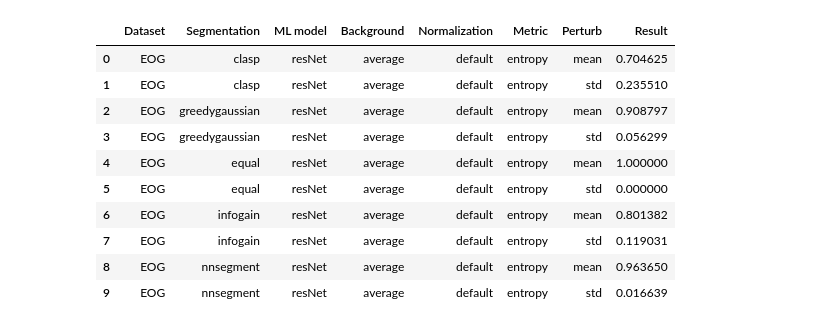
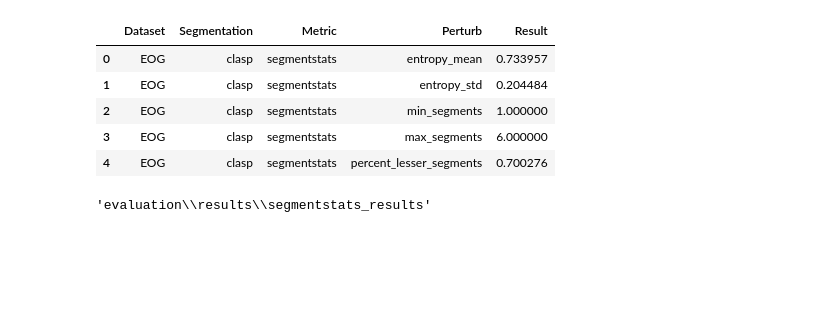
Before and after one commit to davide-serramazza/segment_SHAP, a Jupyter notebook: evaluate_segmentations.ipynb, the cells around one changed output. Drawn from its saved outputs; the diff is of its cells as text; code cells hidden in the pictures; blank space fills up the shorter version.

Commit message:
new results and analysis

```diff
--- a/evaluate_segmentations.ipynb
+++ b/evaluate_segmentations.ipynb
@@ -29,11 +31,10 @@ segmentation_names = ["clasp","greedygaussian", "equal", "infogain","nnsegment"]
 background_names =  ["average"] #["average", "zero", "sampling"]
 normalization_names = ["default"] #["default", "normalized"]
 
-metric_names = ["entropy"]
+metric_names = ["segmentstats"]
+results_prefix = "segmentstats" #"evaluation"
 
-results_prefix = "entropy" #"evaluation"
 
-demo_mode = False
 demo_mode_samples = 25
 # demo
 if demo_mode:
@@ -64,7 +65,7 @@ if attributions_folder_path is None:
 if trained_models_folder_path is None:
     trained_models_folder_path = "trained_models"
 if save_results_folder_path is None:
-    save_results_folder_path = os.path.join("evaluation", "results", "segment_stats_results")
+    save_results_folder_path = os.path.join("evaluation", "results", "segmentstats_results")
 
 # device
 device = "cuda" if torch.cuda.is_available() else "cpu"
@@ -73,8 +74,8 @@ starttime = timeit.default_timer()
 
 eval_metrics = dict.fromkeys(metric_names)
 for key in eval_metrics:
-    if key=="entropy":
-         eval_metrics[key] = Entropy_metric()
+    if key=="segmentstats":
+         eval_metrics[key] = SegmentStats_metric()
     else:
         raise KeyError(f"key {key} has no corresponding eval metric defined")
 
@@ -117,14 +118,14 @@ for dataset_name in dataset_names:
             results = eval_metric.evaluate(segments)
 
             for result_tuple in results:
-                data_list.append((dataset_name, segmentation_name, predictor_name, background_name, normalization_name, metric_name) + result_tuple)
+                data_list.append((dataset_name, segmentation_name, metric_name) + result_tuple)
 
             print("elapsed time", (timeit.default_timer() - starttime))
 
         # save
-        column_names = ['Dataset', 'Segmentation', 'ML model', 'Background', 'Normalization', 'Metric', 'Perturb', "Result"]
+        column_names = ['Dataset', 'Segmentation', 'Metric', 'Perturb', "Result"]
         df = pd.DataFrame(data=data_list, columns = column_names)
-        file_name = "_".join((results_prefix, predictor_name, dataset_name))
+        file_name = "_".join((results_prefix, dataset_name))
         result_path = os.path.join(save_results_folder_path, file_name)
         if not demo_mode:
             df.to_csv(result_path)
@@ -151,14 +152,9 @@ elapsed time 20.844316700007766
 # %%
-df
+df.head()
 # %% [output]
-|  | Dataset | Segmentation | ML model | Background | Normalization | Metric | Perturb | Result |
-| 0 | EOG | clasp | resNet | average | default | entropy | mean | 0.704625 |
-| 1 | EOG | clasp | resNet | average | default | entropy | std | 0.235510 |
-| 2 | EOG | greedygaussian | resNet | average | default | entropy | mean | 0.908797 |
-| 3 | EOG | greedygaussian | resNet | average | default | entropy | std | 0.056299 |
-| 4 | EOG | equal | resNet | average | default | entropy | mean | 1.000000 |
-| 5 | EOG | equal | resNet | average | default | entropy | std | 0.000000 |
-| 6 | EOG | infogain | resNet | average | default | entropy | mean | 0.801382 |
-| 7 | EOG | infogain | resNet | average | default | entropy | std | 0.119031 |
-| 8 | EOG | nnsegment | resNet | average | default | entropy | mean | 0.963650 |
-| 9 | EOG | nnsegment | resNet | average | default | entropy | std | 0.016639 |
+|  | Dataset | Segmentation | Metric | Perturb | Result |
+| 0 | EOG | clasp | segmentstats | entropy_mean | 0.733957 |
+| 1 | EOG | clasp | segmentstats | entropy_std | 0.204484 |
+| 2 | EOG | clasp | segmentstats | min_segments | 1.000000 |
+| 3 | EOG | clasp | segmentstats | max_segments | 6.000000 |
+| 4 | EOG | clasp | segmentstats | percent_lesser_segments | 0.700276 |
@@ -164,0 +163,4 @@ df
+# %%
+save_results_folder_path
+# %% [output]
+'evaluation\\results\\segmentstats_results'
```
Also changed, not shown: parts of 14 cells of this notebook, 5 other files.
